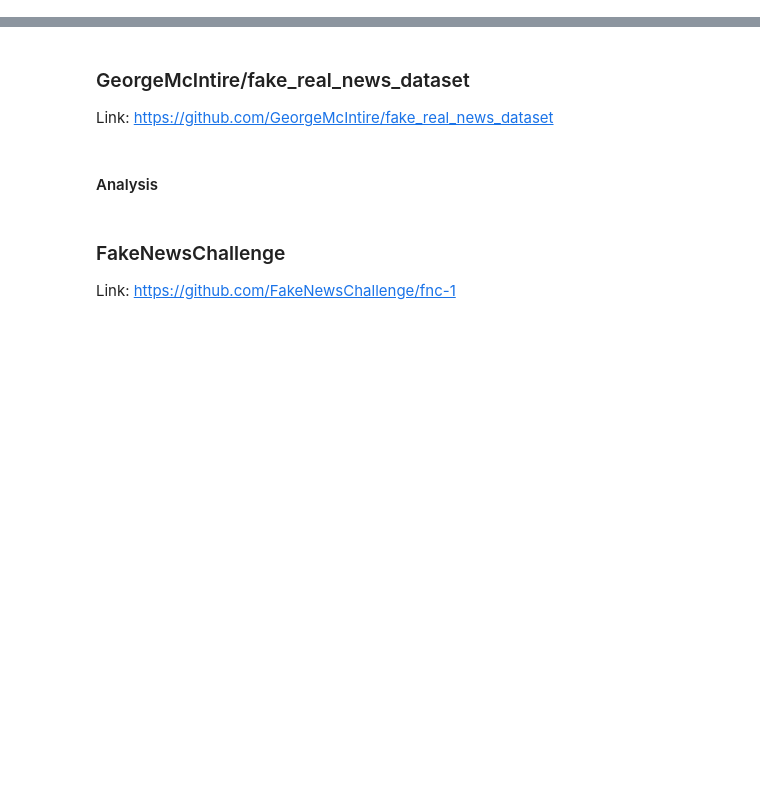
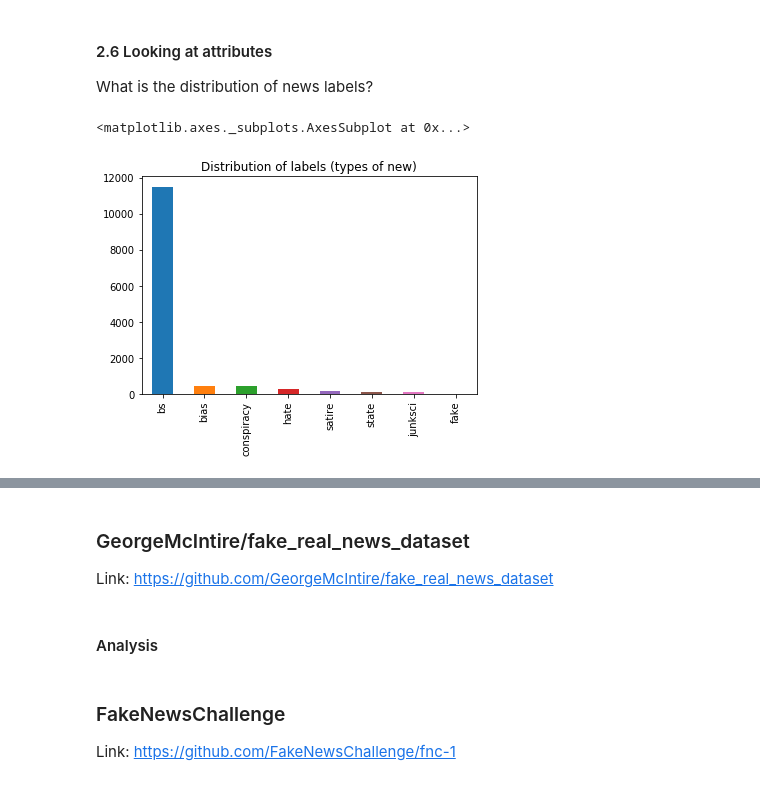
Before and after one commit to pmacinec/fake-news-datasets, a Jupyter notebook: fake_news_datasets.ipynb, the cells around one changed output, grey strips where cells are left out. Saved outputs shown, nothing was run; the diff lists cells and outputs as text; code cells hidden in the pictures; blank space fills up the shorter version.

```diff
--- a/fake_news_datasets.ipynb
+++ b/fake_news_datasets.ipynb
@@ -114,0 +297,8 @@ Count of records
+# %% [markdown]
+#### 2.6 Looking at attributes
+What is the distribution of news labels?
+# %%
+dataset['type'].value_counts().plot(kind='bar', title='Distribution of labels (types of new)')
+# %% [output]
+<matplotlib.axes._subplots.AxesSubplot at 0x...>
+[figure, added]
```
Also changed, not shown: parts of 80 cells of this notebook.
